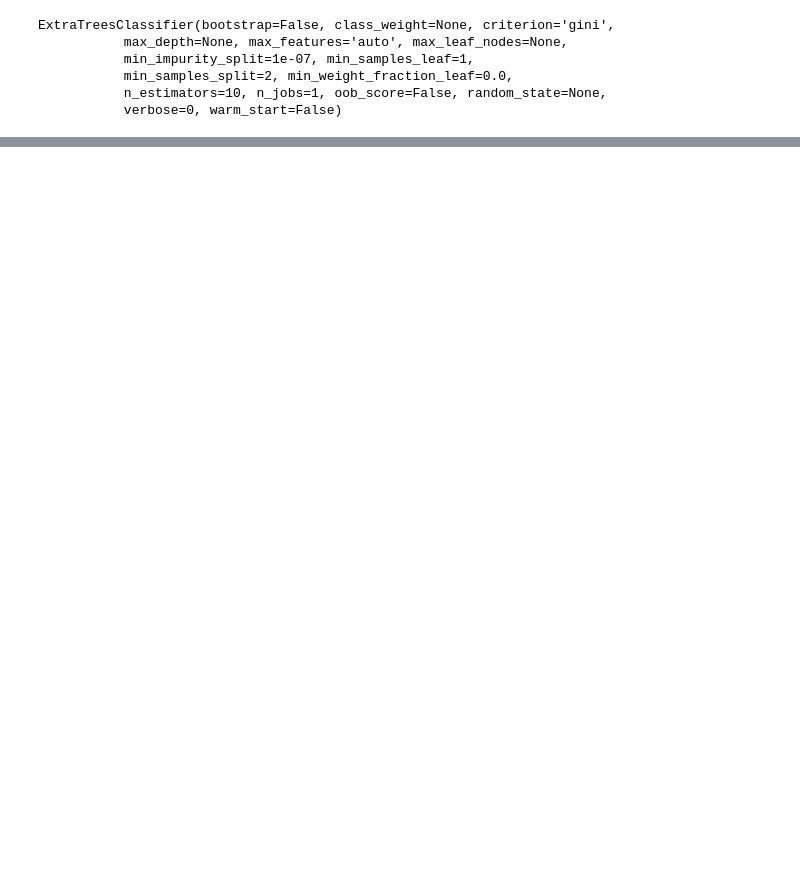
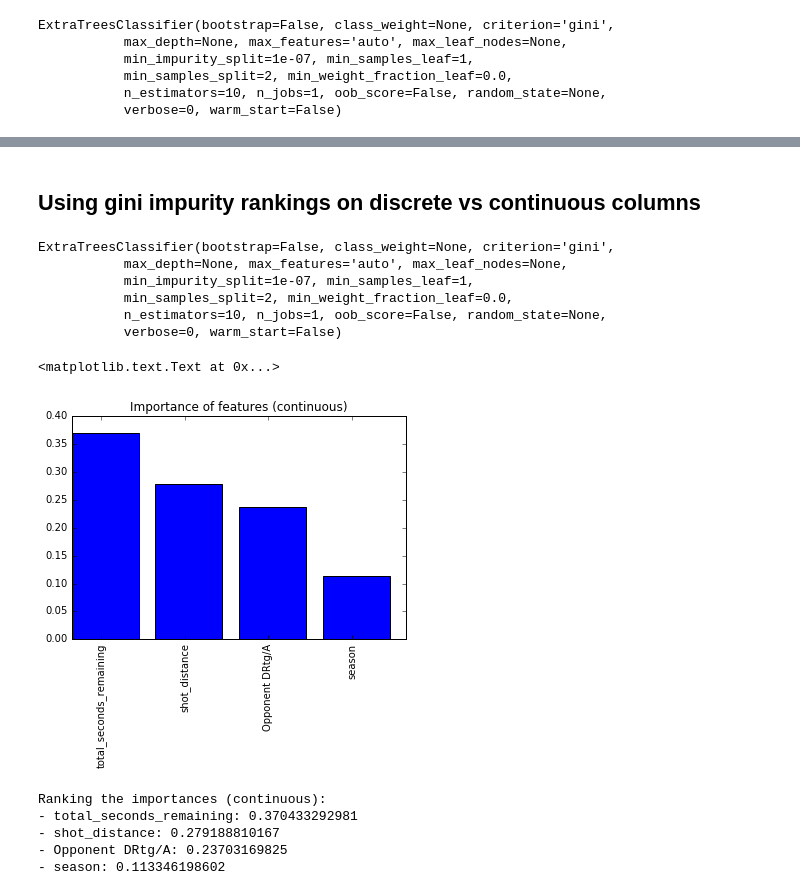
Before and after one commit to allenwang28/EE361M_Project, a Jupyter notebook: snippets/Pre Processing.ipynb, the cells around one changed output, grey strips where cells are left out. Drawn from its saved outputs; the diff is of its cells as text; code cells hidden in the pictures; blank space fills up the shorter version.

```diff
--- a/snippets/Pre Processing.ipynb
+++ b/snippets/Pre Processing.ipynb
@@ -235,0 +266,54 @@ Ranking the importances:
+# %% [markdown]
+## Using gini impurity rankings on discrete vs continuous columns
+# %%
+from sklearn.feature_selection import RFE
+from sklearn.ensemble import ExtraTreesClassifier
+
+continuous_labels = ['total_seconds_remaining', 'shot_distance', 'Opponent DRtg/A', 'season']
+
+df_processed = df_processed.dropna()
+X = df_processed.drop('shot_made_flag', axis=1)
+X_discrete = X.drop(continuous_labels, axis=1)
+X_continuous = X[continuous_labels]
+
+y = df_processed['shot_made_flag']
+
+clf_discrete = ExtraTreesClassifier()
+clf_discrete.fit(X_discrete,y)
+clf_continuous = ExtraTreesClassifier()
+clf_continuous.fit(X_continuous, y)
+# %% [output]
+ExtraTreesClassifier(bootstrap=False, class_weight=None, criterion='gini',
+           max_depth=None, max_features='auto', max_leaf_nodes=None,
+           min_impurity_split=1e-07, min_samples_leaf=1,
+           min_samples_split=2, min_weight_fraction_leaf=0.0,
+           n_estimators=10, n_jobs=1, oob_score=False, random_state=None,
+           verbose=0, warm_start=False)
+# %%
+import matplotlib.pyplot as plt
+% matplotlib inline
+ind = np.arange(len(clf_continuous.feature_importances_))
+width = 0.35 # Width of bars
+
+fig, ax = plt.subplots()
+
+ax.bar(ind, clf_continuous.feature_importances_, color="blue")
+ax.set_xticks(ind + width)
+ax.set_xticklabels((X_continuous.columns.values), rotation='vertical')
+ax.set_title('Importance of features (continuous)')
+# %% [output]
+<matplotlib.text.Text at 0x...>
+[figure, added]
+# %%
+import operator
+feature_map = dict(zip(X_continuous.columns.values, clf_continuous.feature_importances_))
+sorted_feature_map = sorted(feature_map.items(), key=operator.itemgetter(1), reverse=True)
+print "Ranking the importances (continuous):"
+for t in sorted_feature_map:
+    print "- {}: {}".format(t[0], t[1])
+# %% [output]
+Ranking the importances (continuous):
+- total_seconds_remaining: 0.370433292981
+- shot_distance: 0.279188810167
+- Opponent DRtg/A: 0.23703169825
+- season: 0.113346198602
```
Also changed, not shown: parts of 17 cells of this notebook, 5 other files.
